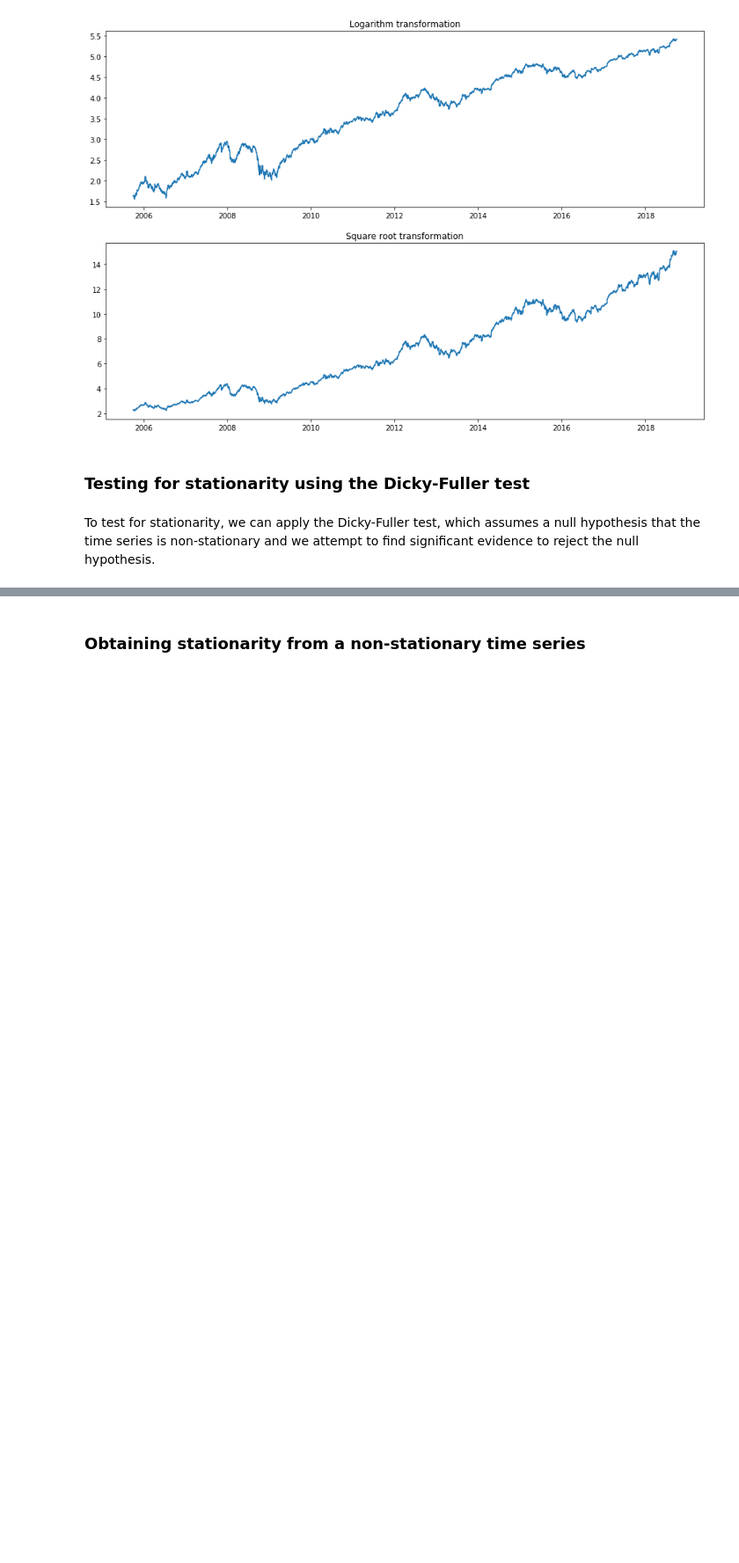
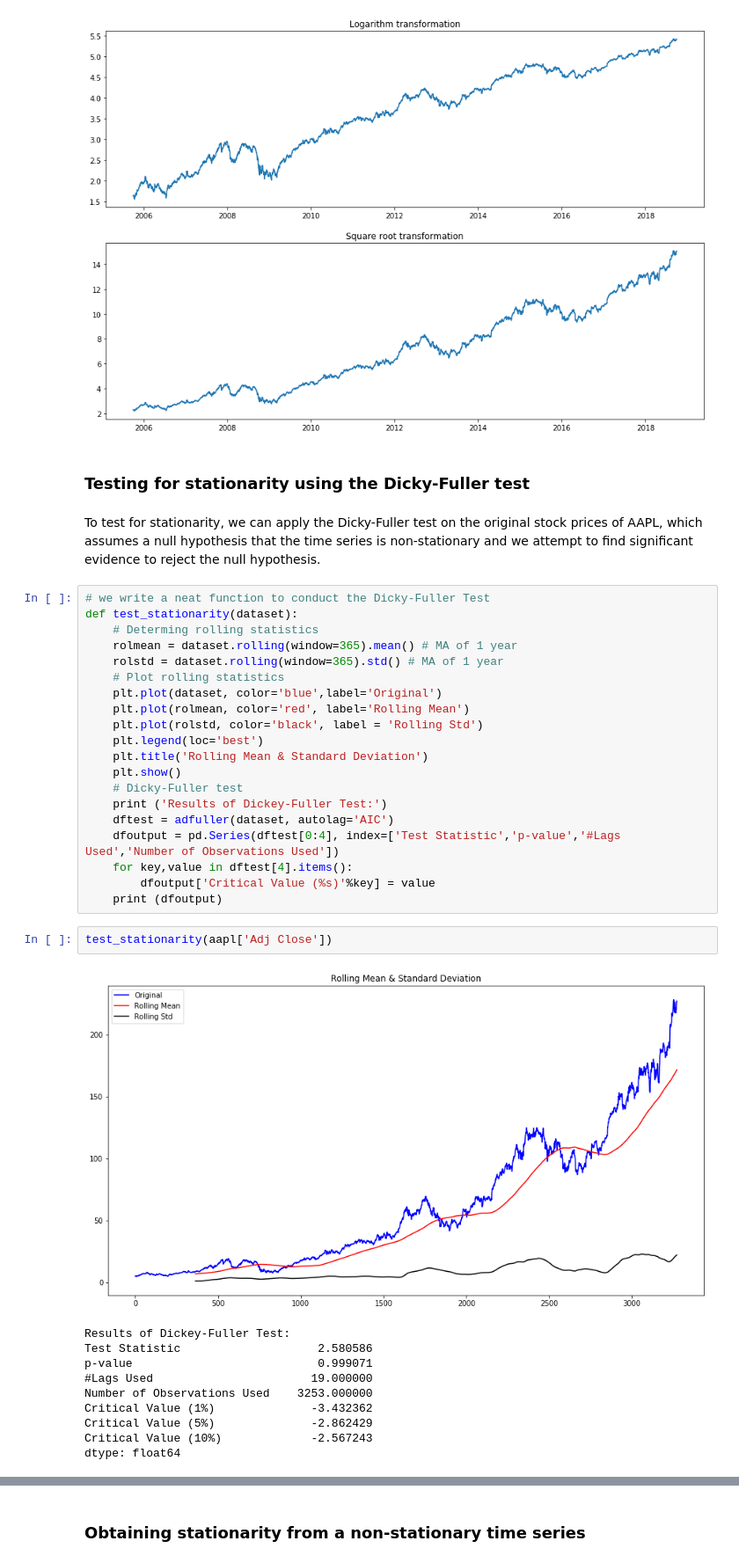
Before and after one commit to izesaon/humanperceptionmodel, a Jupyter notebook: project.ipynb, the cells around one changed output, grey strips where cells are left out. Shown: that part at 88% size. Saved outputs shown, nothing was run; the diff lists cells and outputs as text; blank space fills up the shorter version.

Commit message:
include dicky-fuller test for stationarity

```diff
--- a/project.ipynb
+++ b/project.ipynb
@@ -241,4 +242,37 @@ Text(0.5, 1.0, 'Square root transformation')
 # %% [markdown]
 ### Testing for stationarity using the Dicky-Fuller test
 # %% [markdown]
-To test for stationarity, we can apply the Dicky-Fuller test, which assumes a null hypothesis that the time series is non-stationary and we attempt to find significant evidence to reject the null hypothesis.
+To test for stationarity, we can apply the Dicky-Fuller test on the original stock prices of AAPL, which assumes a null hypothesis that the time series is non-stationary and we attempt to find significant evidence to reject the null hypothesis.
+# %%
+# we write a neat function to conduct the Dicky-Fuller Test
+def test_stationarity(dataset):
+    # Determing rolling statistics
+    rolmean = dataset.rolling(window=365).mean() # MA of 1 year
+    rolstd = dataset.rolling(window=365).std() # MA of 1 year
+    # Plot rolling statistics
+    plt.plot(dataset, color='blue',label='Original')
+    plt.plot(rolmean, color='red', label='Rolling Mean')
+    plt.plot(rolstd, color='black', label = 'Rolling Std')
+    plt.legend(loc='best')
+    plt.title('Rolling Mean & Standard Deviation')
+    plt.show()
+    # Dicky-Fuller test
+    print ('Results of Dickey-Fuller Test:')
+    dftest = adfuller(dataset, autolag='AIC')
+    dfoutput = pd.Series(dftest[0:4], index=['Test Statistic','p-value','#Lags Used','Number of Observations Used'])
+    for key,value in dftest[4].items():
+        dfoutput['Critical Value (%s)'%key] = value
+    print (dfoutput)
+# %%
+test_stationarity(aapl['Adj Close'])
+# %% [output]
+[figure, added]
+Results of Dickey-Fuller Test:
+Test Statistic                    2.580586
+p-value                           0.999071
+#Lags Used                       19.000000
+Number of Observations Used    3253.000000
+Critical Value (1%)              -3.432362
+Critical Value (5%)              -2.862429
+Critical Value (10%)             -2.567243
+dtype: float64
```
Also changed, not shown: parts of 13 cells of this notebook.
